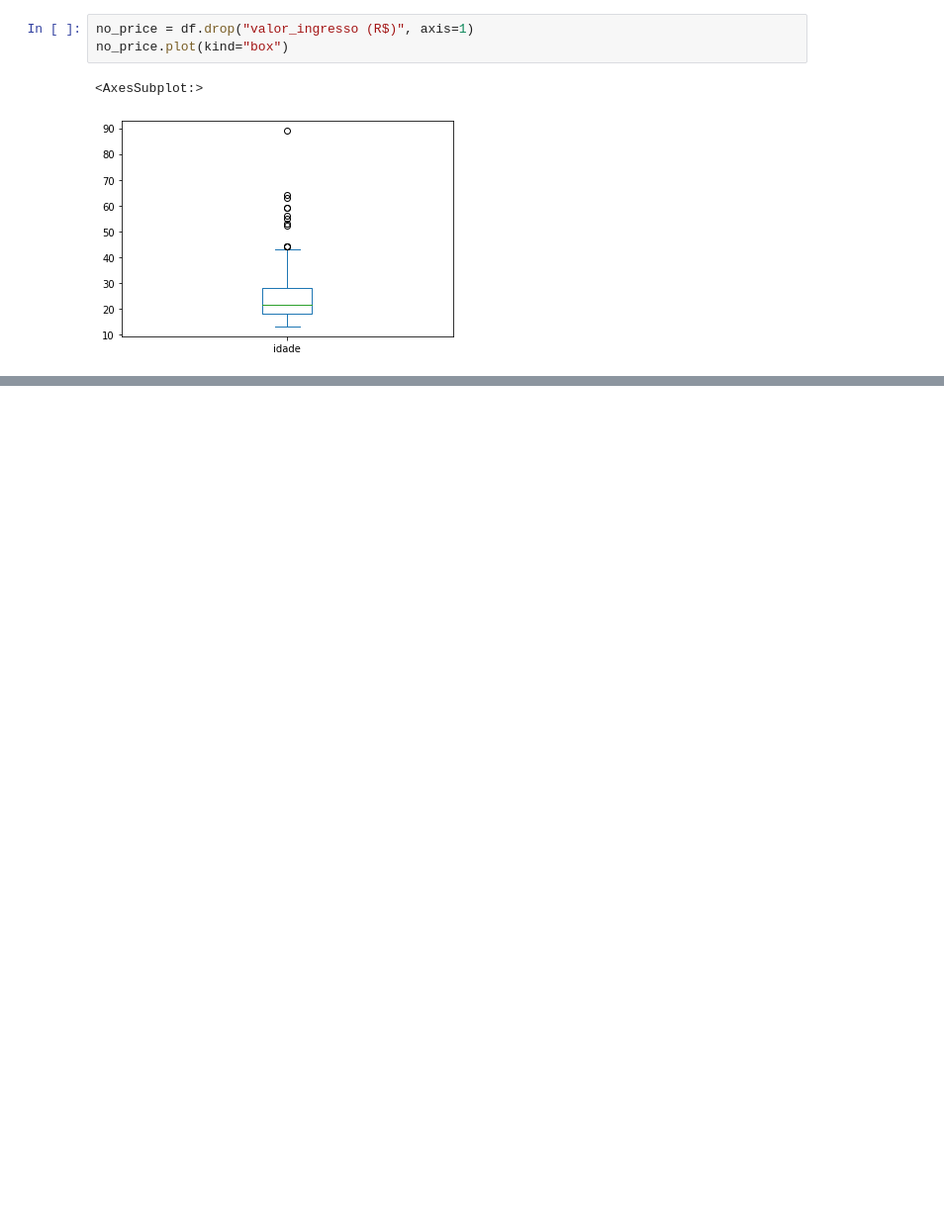
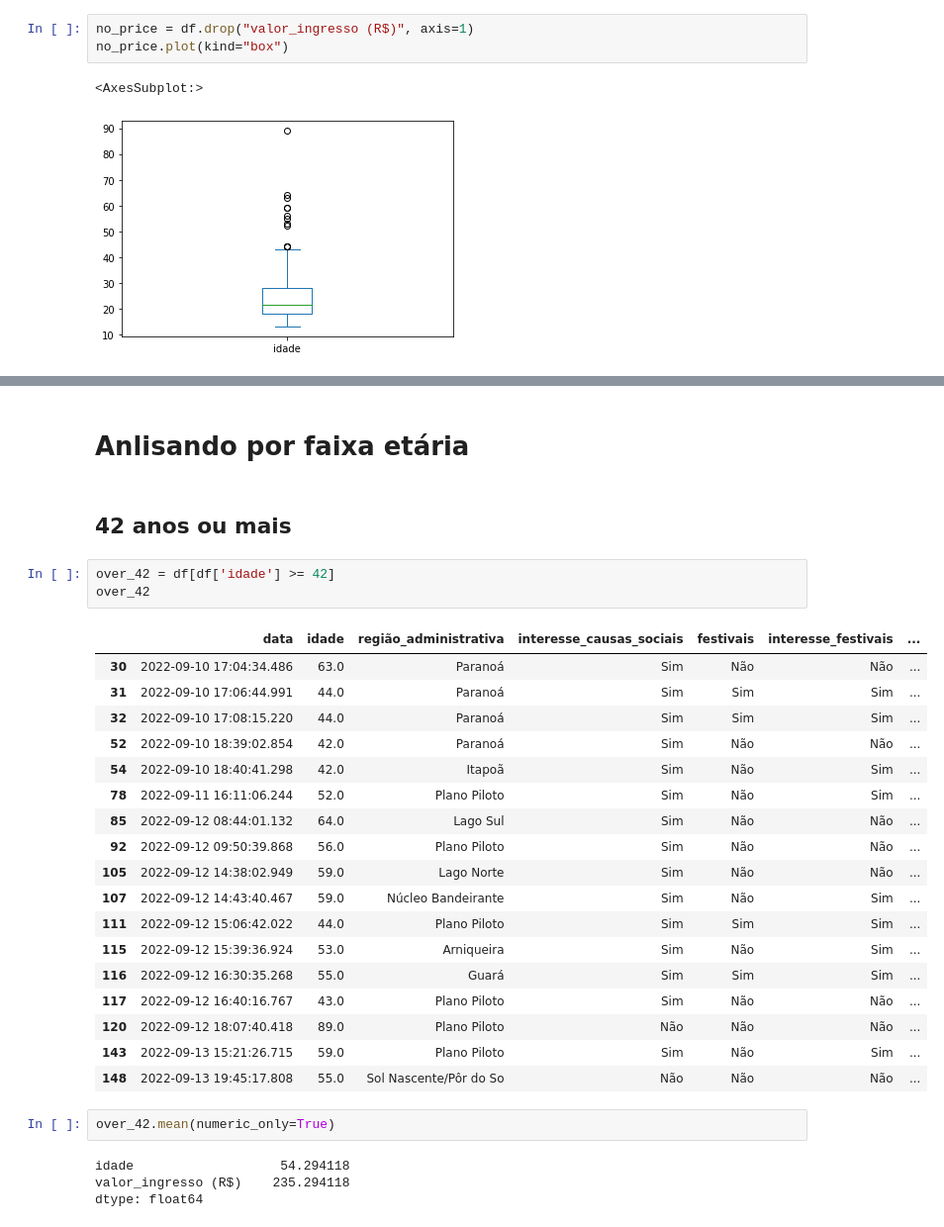
Before and after one commit to n3vrmr/data_studies, a Jupyter notebook: fcm_festival_alfa.ipynb, the cells around one changed output, grey strips where cells are left out. Shown: that part at 99% size. Drawn from its saved outputs; the diff is of its cells as text; blank space fills up the shorter version.

```diff
--- a/fcm_festival_alfa.ipynb
+++ b/fcm_festival_alfa.ipynb
@@ -303,0 +500,32 @@ no_price.plot(kind="box")
+# %% [markdown]
+# Anlisando por faixa etária
+# %% [markdown]
+## 42 anos ou mais
+# %%
+over_42 = df[df['idade'] >= 42]
+over_42
+# %% [output]
+|  | data | idade | região_administrativa | interesse_causas_sociais | festivais | interesse_festivais | ... |
+| 30 | 2022-09-10 17:04:34.486 | 63.0 | Paranoá | Sim | Não | Não | ... |
+| 31 | 2022-09-10 17:06:44.991 | 44.0 | Paranoá | Sim | Sim | Sim | ... |
+| 32 | 2022-09-10 17:08:15.220 | 44.0 | Paranoá | Sim | Sim | Sim | ... |
+| 52 | 2022-09-10 18:39:02.854 | 42.0 | Paranoá | Sim | Não | Não | ... |
+| 54 | 2022-09-10 18:40:41.298 | 42.0 | Itapoã | Sim | Não | Sim | ... |
+| 78 | 2022-09-11 16:11:06.244 | 52.0 | Plano Piloto | Sim | Não | Sim | ... |
+| 85 | 2022-09-12 08:44:01.132 | 64.0 | Lago Sul | Sim | Não | Não | ... |
+| 92 | 2022-09-12 09:50:39.868 | 56.0 | Plano Piloto | Sim | Não | Não | ... |
+| 105 | 2022-09-12 14:38:02.949 | 59.0 | Lago Norte | Sim | Não | Não | ... |
+| 107 | 2022-09-12 14:43:40.467 | 59.0 | Núcleo Bandeirante | Sim | Não | Sim | ... |
+| 111 | 2022-09-12 15:06:42.022 | 44.0 | Plano Piloto | Sim | Sim | Sim | ... |
+| 115 | 2022-09-12 15:39:36.924 | 53.0 | Arniqueira | Sim | Não | Sim | ... |
+| 116 | 2022-09-12 16:30:35.268 | 55.0 | Guará | Sim | Sim | Sim | ... |
+| 117 | 2022-09-12 16:40:16.767 | 43.0 | Plano Piloto | Sim | Não | Não | ... |
+| 120 | 2022-09-12 18:07:40.418 | 89.0 | Plano Piloto | Não | Não | Não | ... |
+| 143 | 2022-09-13 15:21:26.715 | 59.0 | Plano Piloto | Sim | Não | Sim | ... |
+| 148 | 2022-09-13 19:45:17.808 | 55.0 | Sol Nascente/Pôr do So | Não | Não | Não | ... |
+# %%
+over_42.mean(numeric_only=True)
+# %% [output]
+idade                   54.294118
+valor_ingresso (R$)    235.294118
+dtype: float64
```
Also changed, not shown: parts of 73 cells of this notebook.
